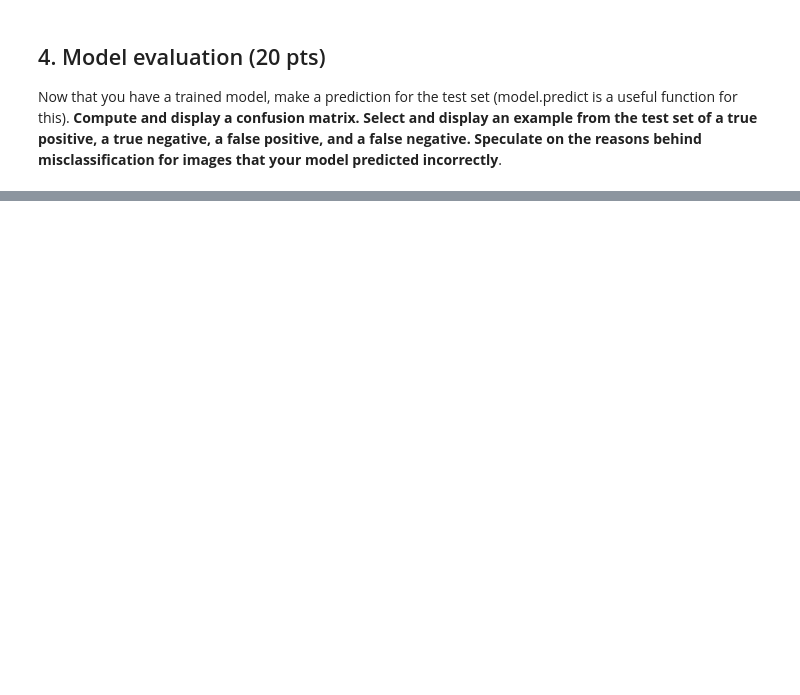
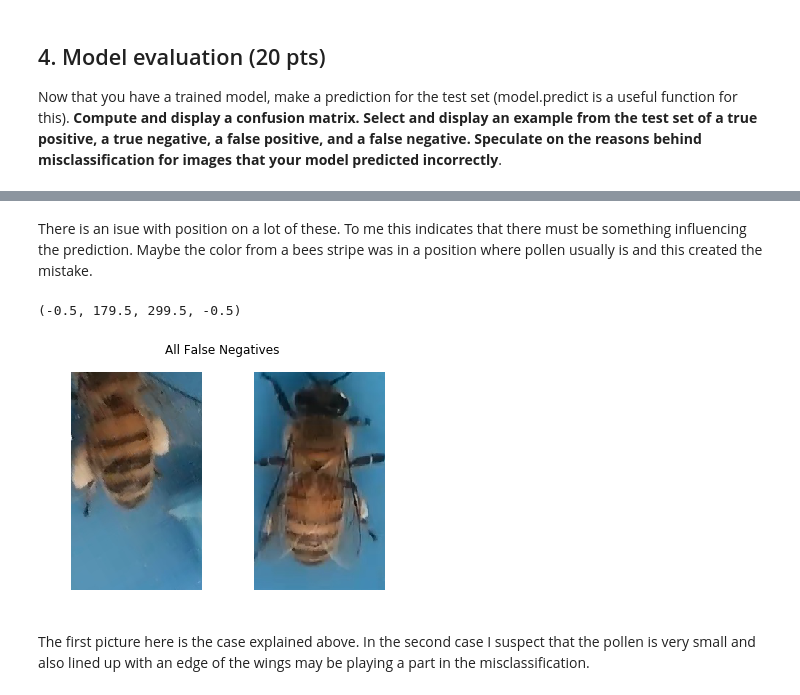
Before and after one commit to UMT-CS447-547-Fall-2018/Homework_6, a Jupyter notebook: Homework_6.ipynb, the cells around one changed output, grey strips where cells are left out. Drawn from its saved outputs; the diff is of its cells as text; code cells hidden in the pictures; blank space fills up the shorter version.

```diff
--- a/Homework_6.ipynb
+++ b/Homework_6.ipynb
@@ -185,0 +292,19 @@ Now that you have a trained model, make a prediction for the test set (model.pre
+# %% [markdown]
+There is an isue with position on a lot of these. To me this indicates that there must be something influencing the prediction. Maybe the color from a bees stripe was in a position where pollen usually is and this created the mistake.
+# %%
+#length = len(my_false_negatives)
+fig = plt.figure()
+fig.suptitle('All False Negatives')
+
+ax = fig.add_subplot(1,2,1)
+ax.imshow(my_false_negatives[0])
+ax.axis('off')
+
+ax = fig.add_subplot(1,2,2)
+ax.imshow(my_false_negatives[1])
+ax.axis('off')
+# %% [output]
+(-0.5, 179.5, 299.5, -0.5)
+[figure, added]
+# %% [markdown]
+The first picture here is the case explained above. In the second case I suspect that the pollen is very small and also lined up with an edge of the wings may be playing a part in the misclassification.
```
Also changed, not shown: parts of 7 cells of this notebook.
